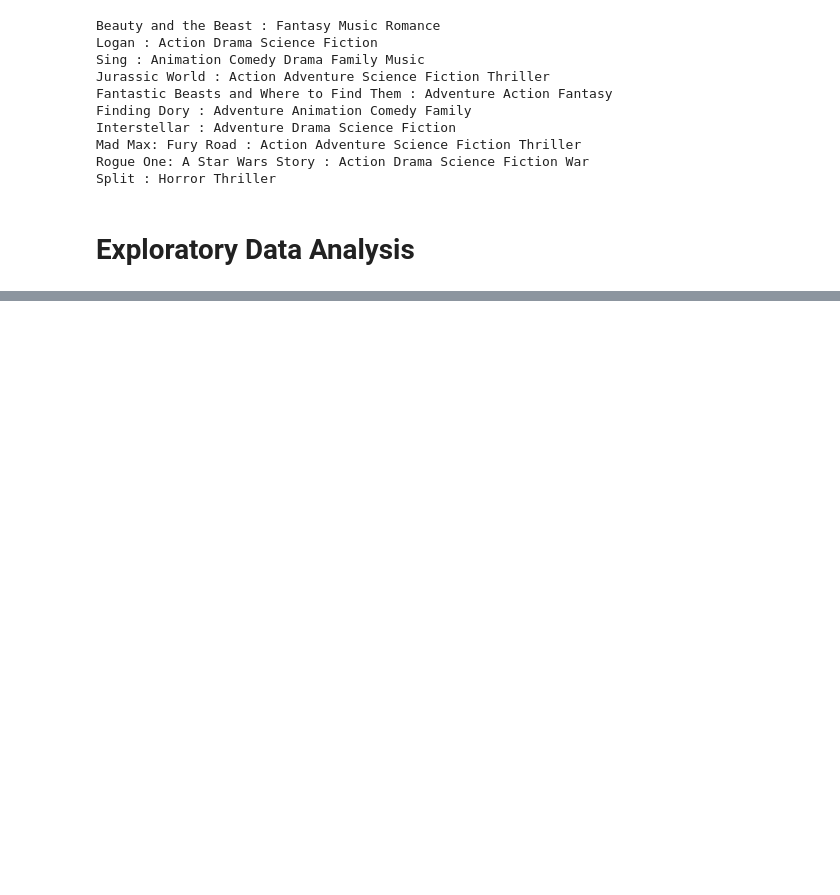
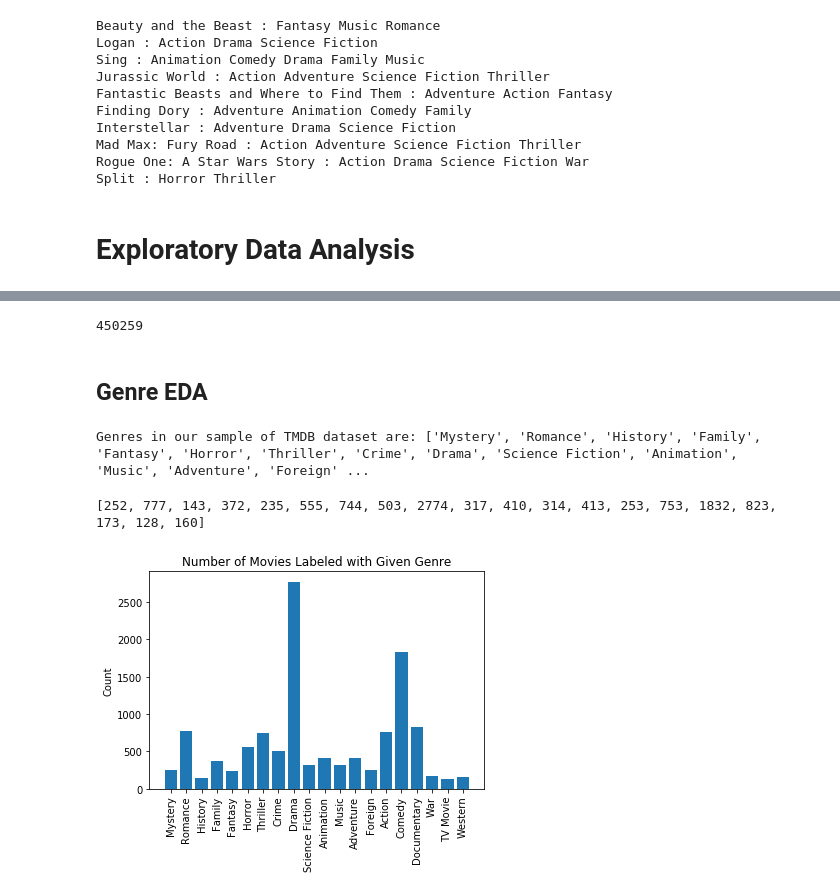
Before and after one commit to cocochrane/CS109B_FinalProject, a Jupyter notebook: Milestone1.ipynb, the cells around one changed output, grey strips where cells are left out. Saved outputs shown, nothing was run; the diff lists cells and outputs as text; code cells hidden in the pictures; blank space fills up the shorter version.

```diff
--- a/Milestone1.ipynb
+++ b/Milestone1.ipynb
@@ -171,0 +159,54 @@ tt0181819
+# %%
+print latest_id
+# %% [output]
+450259
+# %% [markdown]
+## Genre EDA
+# %%
+#read information back from file
+TMDB_dictionary = {}
+with open('EDA_TMDb_movies.csv', 'rb') as csv_file:
+    reader = csv.reader(csv_file)
+    for row in reader:
+        movie = row[0]
+        info = row[1:]
+        TMDB_dictionary[movie] = {}
+        for i in range(0,len(info),2):
+            TMDB_dictionary[movie][info[i]] = info[i+1]
+# %%
+unique_genres = set()
+for i in TMDB_dictionary:
+
+    curr = TMDB_dictionary[i]['genres'].replace("]", "")
+    curr = curr.split(',')
+    TMDB_dictionary[i]['genres'] = []
+    for c in curr:
+        sep = c.find("'name'")
+        if sep != -1:
+            genre_name = c[sep+10:-2]
+            TMDB_dictionary[i]['genres'].append(genre_name)
+            unique_genres.add(genre_name)
+
+print "Genres in our sample of TMDB dataset are:",list(unique_genres)
+#
+# %% [output]
+Genres in our sample of TMDB dataset are: ['Mystery', 'Romance', 'History', 'Family', 'Fantasy', 'Horror', 'Thriller', 'Crime', 'Drama', 'Science Fiction', 'Animation', 'Music', 'Adventure', 'Foreign' ...
+# %%
+genres = list(unique_genres)
+counts = [sum(i in c['genres'] for c in TMDB_dictionary.values()) for i in genres]
+place_holder = range(len(genres))
+
+fig, axs = plt.subplots(1)
+axs.bar(place_holder, counts)
+plt.xticks(place_holder, genres)
+axs.set_title("Number of Movies Labeled with Given Genre")
+axs.set_ylabel('Count')
+
+for label in axs.get_xmajorticklabels():
+    label.set_rotation(90)
+    label.set_horizontalalignment("center")
+
+plt.show()
+# %% [output]
+[252, 777, 143, 372, 235, 555, 744, 503, 2774, 317, 410, 314, 413, 253, 753, 1832, 823, 173, 128, 160]
+[figure, added]
```
Also changed, not shown: parts of 14 cells of this notebook, 3 other files.
